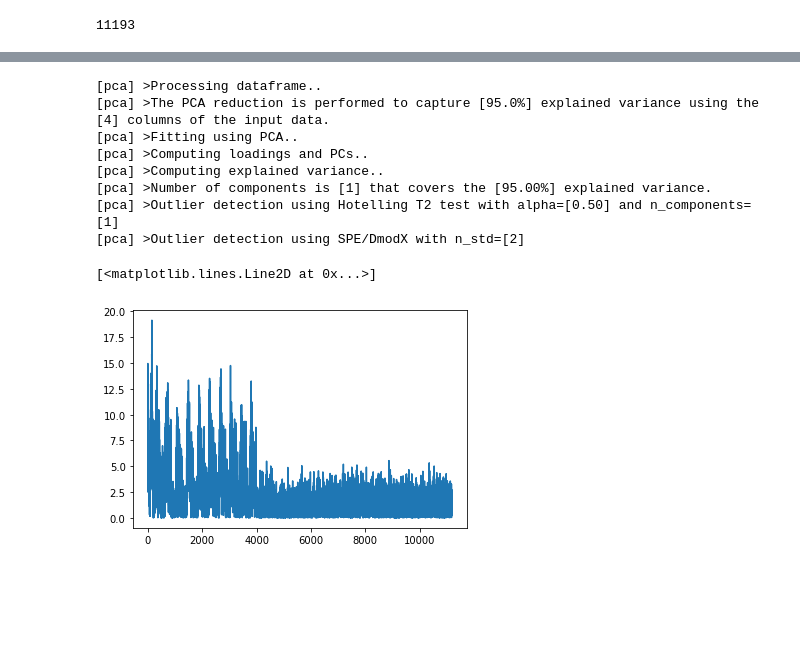
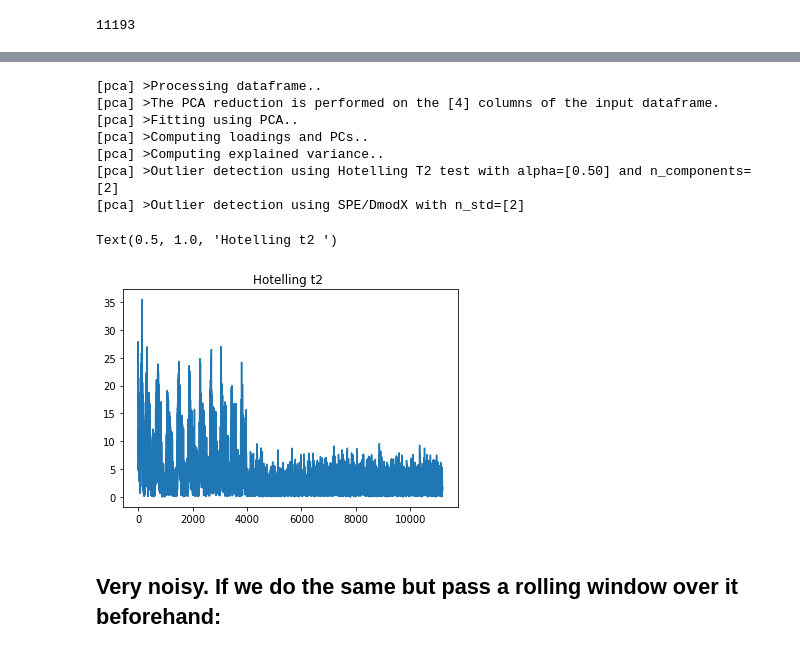
Before and after one commit to sw580844/ngif_romar, a Jupyter notebook: notebooks/2021-11-07 pca-t2.ipynb, the cells around one changed output, grey strips where cells are left out. Cells and saved outputs as stored; diff of their text form; code cells hidden in the pictures; blank space fills up the shorter version.

Commit message:
adding rolling averaging

```diff
--- a/notebooks/2021-11-07 pca-t2.ipynb
+++ b/notebooks/2021-11-07 pca-t2.ipynb
@@ -69,17 +55,19 @@ vals
 # %%
-model = pca(alpha=0.5) # alpha = threshold for outliers in t2 test
+model = pca(alpha=0.5,n_components=2) # alpha = threshold for outliers in t2 test
 out = model.fit_transform(vals)
 # %% [output]
 [pca] >Processing dataframe..
-[pca] >The PCA reduction is performed to capture [95.0%] explained variance using the [4] columns of the input data.
+[pca] >The PCA reduction is performed on the [4] columns of the input dataframe.
 [pca] >Fitting using PCA..
 [pca] >Computing loadings and PCs..
 [pca] >Computing explained variance..
-[pca] >Number of components is [1] that covers the [95.00%] explained variance.
-[pca] >Outlier detection using Hotelling T2 test with alpha=[0.50] and n_components=[1]
+[pca] >Outlier detection using Hotelling T2 test with alpha=[0.50] and n_components=[2]
 [pca] >Outlier detection using SPE/DmodX with n_std=[2]
 # %%
 plt.plot(out['outliers']['y_score'].values)
+plt.title('Hotelling t2 ')
 # %% [output]
-[<matplotlib.lines.Line2D at 0x...>]
+Text(0.5, 1.0, 'Hotelling t2 ')
-[figure, old version]
+[figure, new version]
+# %% [markdown]
+## Very noisy. If we do the same but pass a rolling window over it beforehand:
```
Also changed, not shown: parts of 6 cells of this notebook.
